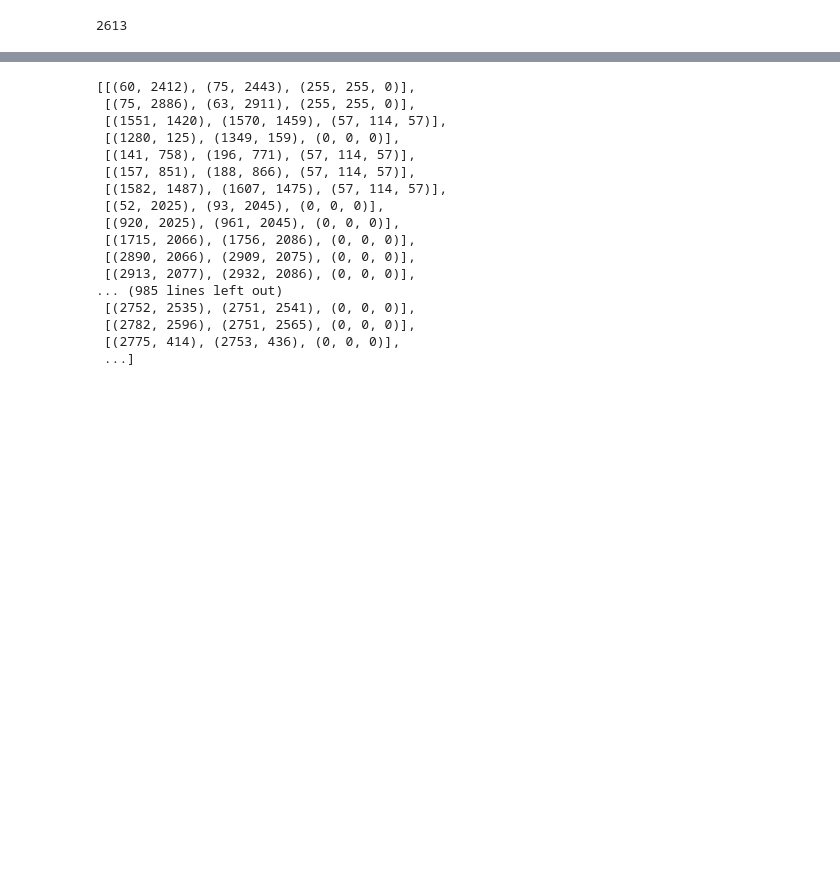
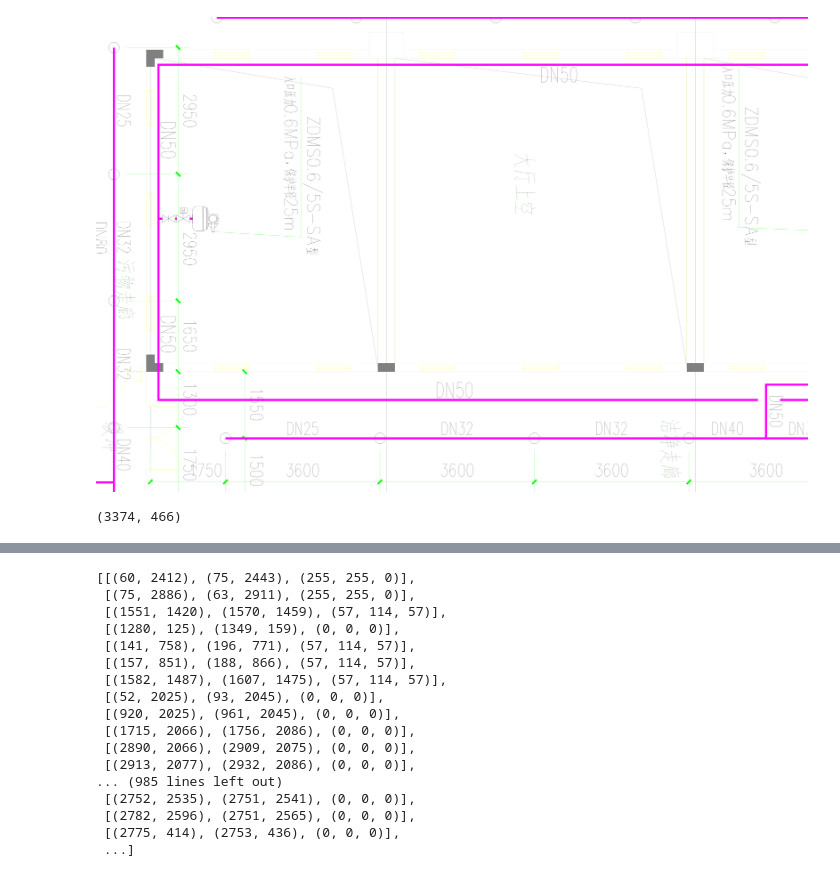
Before and after one commit to sxiaonuo/BIM, a Jupyter notebook: 直线检测/debug1.ipynb, the cells around one changed output, grey strips where cells are left out. Drawn from its saved outputs; the diff is of its cells as text; code cells hidden in the pictures; blank space fills up the shorter version.

Commit message:
alone处理完成

```diff
--- a/直线检测/debug1.ipynb
+++ b/直线检测/debug1.ipynb
@@ -137,4 +145,7 @@ def _detect_one_img(img, cfg):
     return lines, elines, alone
 # %%
 img = cv2.imread('../static/img/b1.png')
-img = img[3000:6000, 3000:6000]
+img = img[10000:14000, 8500:14500]
+Image.fromarray(img).show()
+# %% [output]
+[figure, added]
@@ -141,6 +154,6 @@ img = img[3000:6000, 3000:6000]
 # %%
 lines, elines, alone = _detect_one_img(img, get_cfg_defaults())
 # %%
-len(lines)
+len(lines), len(alone)
 # %% [output]
-2613
+(3374, 466)
```
Also changed, not shown: parts of 4 cells of this notebook, 1 other file.
